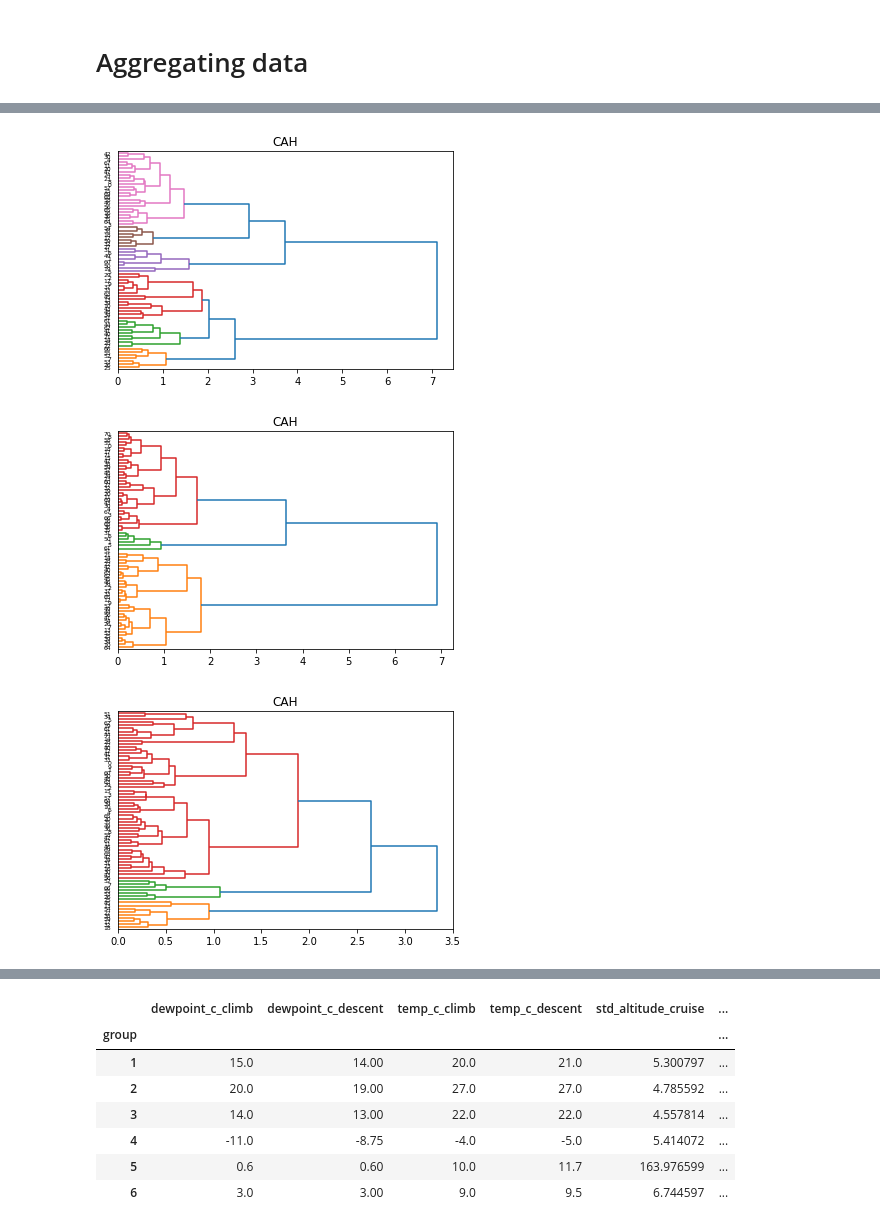
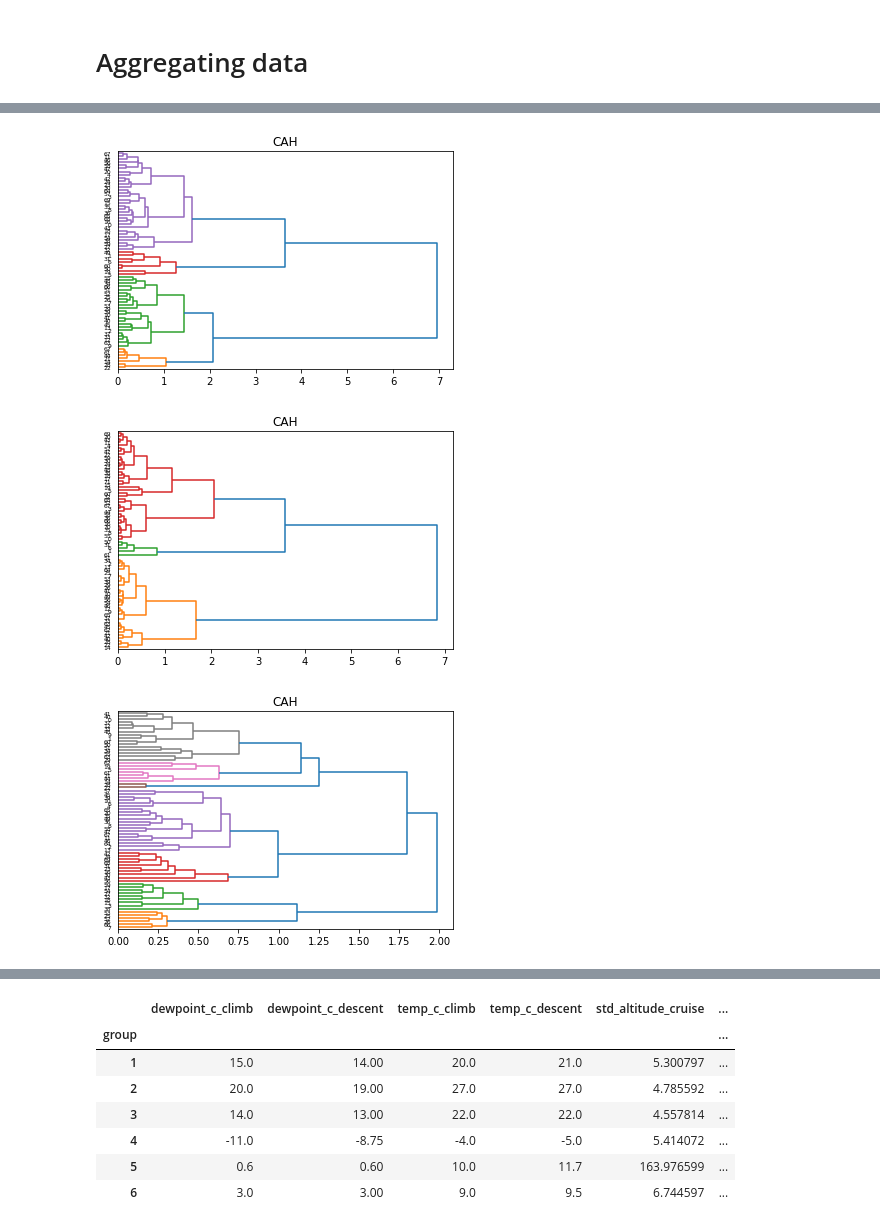
Before and after one commit to JZYoshi/AFDA, a Jupyter notebook: classification/Classification.ipynb, the cells around one changed output, grey strips where cells are left out. Drawn from its saved outputs; the diff is of its cells as text; code cells hidden in the pictures.

```diff
--- a/classification/Classification.ipynb
+++ b/classification/Classification.ipynb
@@ -70,11 +77,11 @@ ValueError: The truth value of an array with more than one element is ambiguous.
 # %%
-groups_cah = cah(df_airlines)
-groups_cah_meteo = cah(df_airlines_meteo)
-groups_cah_operation = cah(df_airlines_operation)
+groups_cah = cah(df_airlines, threshold = 2)
+groups_cah_meteo = cah(df_airlines_meteo, threshold = 3)
+groups_cah_operation = cah(df_airlines_operation, threshold = 0.8)
 # %% [output]
-[figure, old version]
+[figure, new version]
-[figure, old version]
+[figure, new version]
-[figure, old version]
+[figure, new version]
 # %%
 pca_plot_clustering(df_airlines,groups_cah)
 # %% [output]
```
Also changed, not shown: parts of 7 cells of this notebook, 2 other files.
